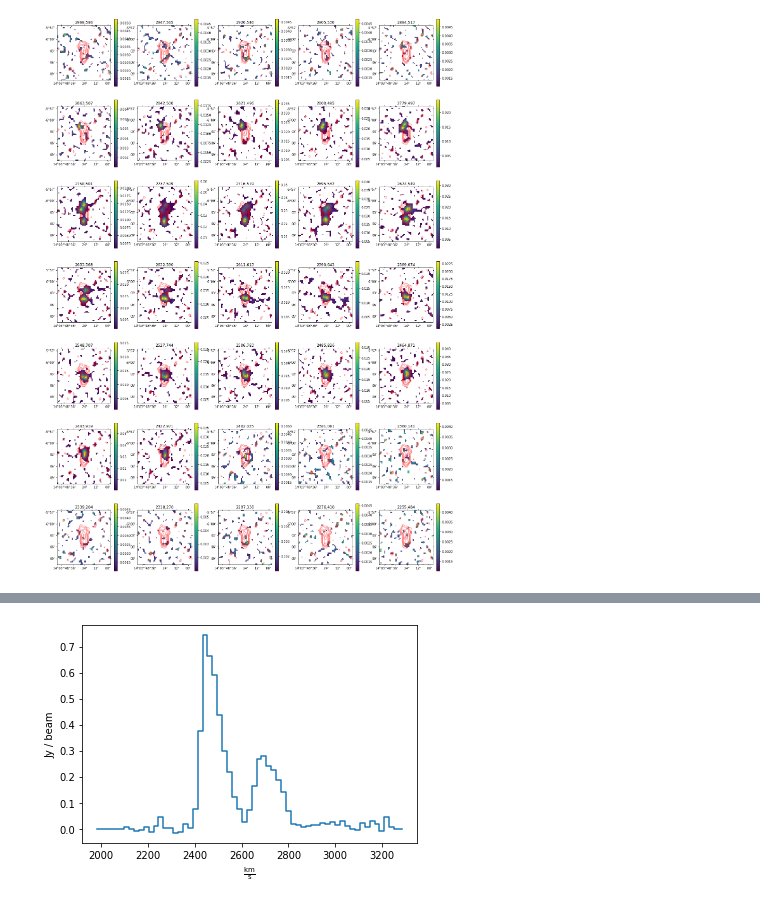
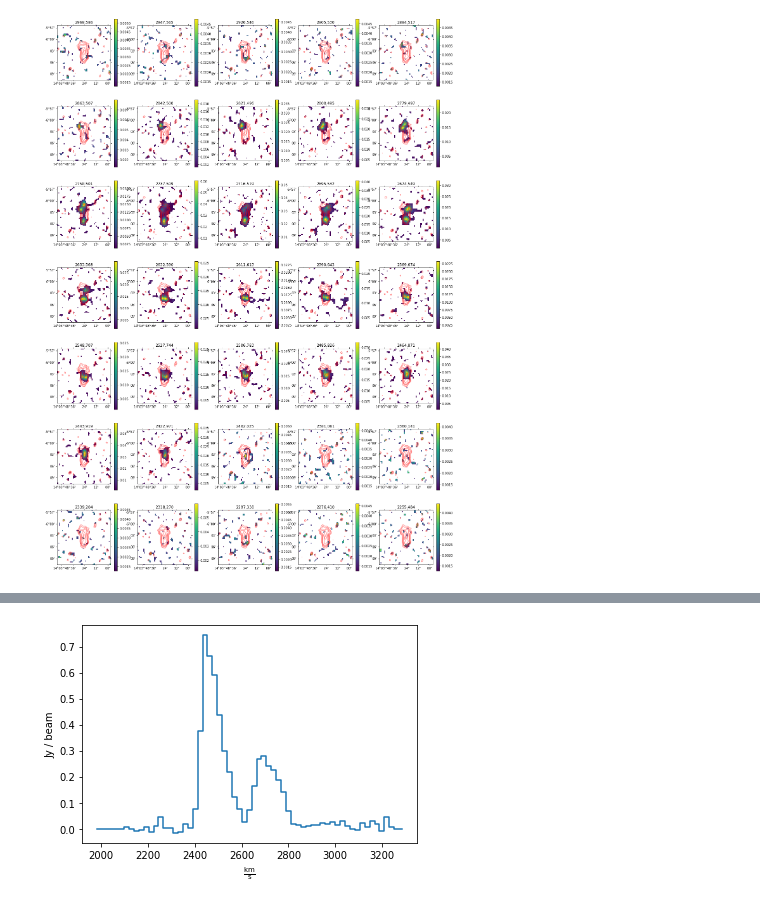
Before and after one commit to spectram/meerchoirs, a Jupyter notebook: g1vla-analysis.ipynb, the cells around one changed output, grey strips where cells are left out. Drawn from its saved outputs; the diff is of its cells as text; code cells hidden in the pictures.

```diff
--- a/g1vla-analysis.ipynb
+++ b/g1vla-analysis.ipynb
@@ -12,29 +12,29 @@ warnings.filterwarnings('ignore')
 # %%
 path="G1-data/VLA/"
 cubeim=path+'J1403-box.image.fits'
 newcube=sc.read(cubeim)
 velcube=newcube.with_spectral_unit(unit=U.km/U.s, velocity_convention='optical',rest_value=1.420405761768*U.GHz) #Converting cube to vel scale
 velcube_chan=velcube[15:50,:,:] #Channel Cuts
-mask= (velcube_chan > 0.001 *U.Jy/U.beam) #Signal clip
+mask= (velcube_chan > 0.00125 *U.Jy/U.beam) #Signal clip
 vel_masked=velcube_chan.with_mask(mask)
 mom0=vel_masked.moment(order=0) #mom0
 mom0.write(path+'J1403-box.mom0.fits', overwrite=True)
 vel_masked.write(path+'J1403velmasked.fits', overwrite=True)
 
 levels =[1.15, 1.76, 2.37, 3.07, 4.8, 5.52]
 
 plt.figure(figsize=(22,32))
 for ii, i in enumerate(vel_masked.spectral_axis, start=1):
     #print(i,'',ii)
     ax = plt.subplot(7,5,ii, projection=vel_masked[0].wcs)
     im=ax.imshow(vel_masked[ii-1,:,:].value)   #Plot velcube_chan if the unmasked version is needed
     ax.set_xlabel(' ')
     ax.set_ylabel(' ')
     plt.colorbar(im)
     ax.set_title('%.3f'%(vel_masked.spectral_axis[ii-1].value))
     ax.contour(mom0.data, colors=['red'], alpha=0.5, levels=levels)
 # %% [output]
-[figure, old version]
+[figure, new version]
 # %%
 plt.figure(figsize=(16,16))
 mo=plt.subplot(1,1,1,projection=vel_masked[0].wcs)
```
Also changed, not shown: parts of 11 cells of this notebook, 1 other file.
